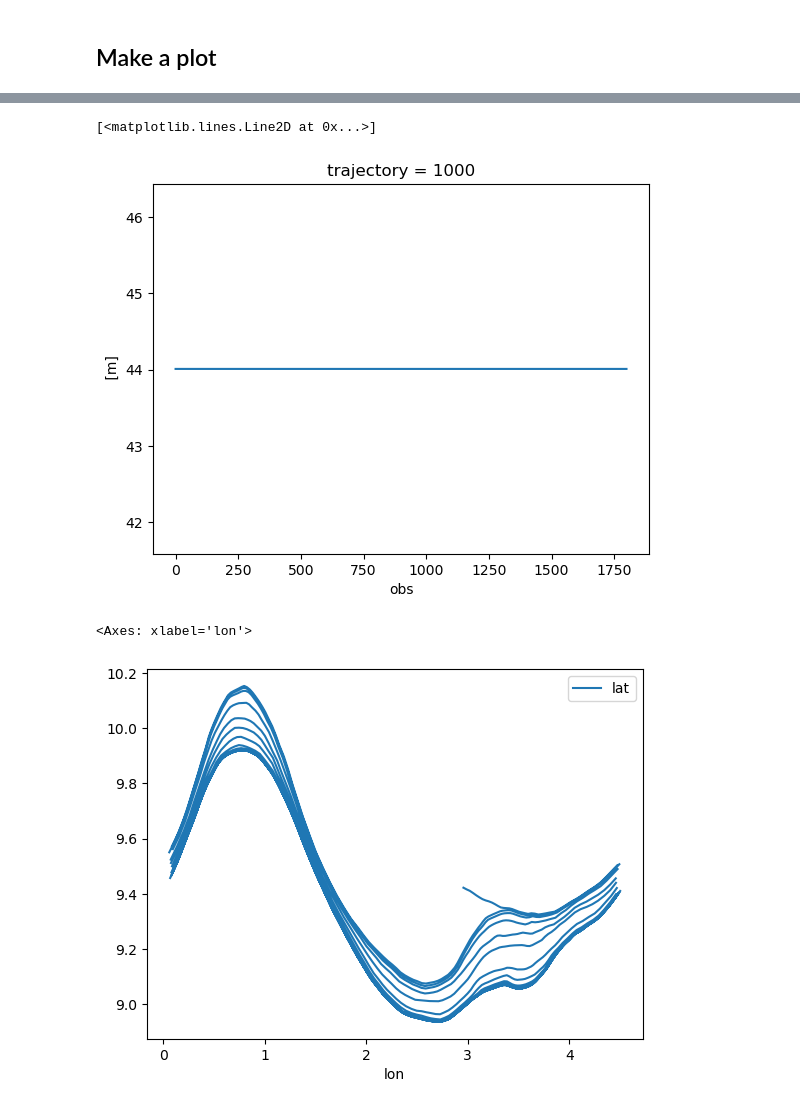
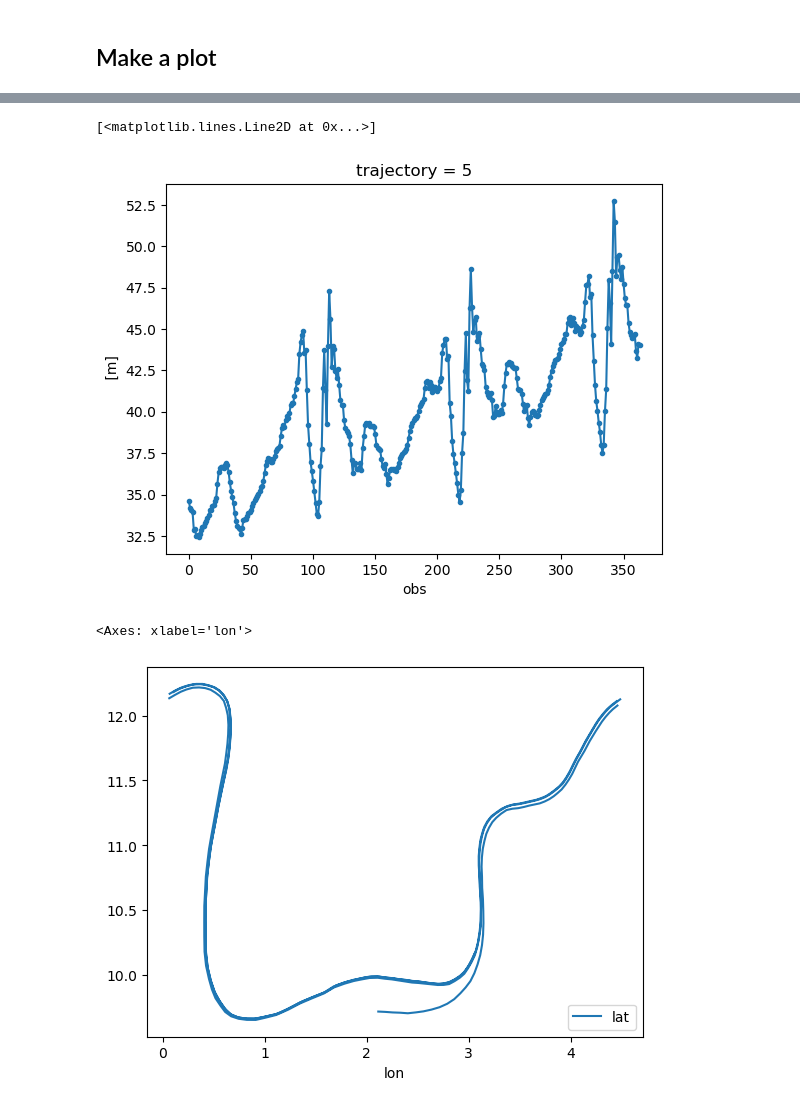
Before and after one commit to danliba/FESOMparcels_first, a Jupyter notebook: notebooks/3D_interp_FESOM.ipynb, the cells around one changed output, grey strips where cells are left out. Saved outputs shown, nothing was run; the diff lists cells and outputs as text; code cells hidden in the pictures.

```diff
--- a/notebooks/3D_interp_FESOM.ipynb
+++ b/notebooks/3D_interp_FESOM.ipynb
@@ -10,20 +31,21 @@ path1 = "../../FESOM_data/channel/"
 mesh_fn = "fesom.mesh.diag.nc"
 u_path = 'u.fesom.2005.nc'
 v_path = 'v.fesom.2005.nc'
+w_path = 'w.fesom.2005.nc'
 out_path = '/gxfs_work/geomar/smomw662/FESOMparcels_first/data/' #path to store the particle zarr
-out_fn = 'UVW_FESOM_track'
+out_fn = 'UVW2_FESOM_track'
 
 #%------------- Particles
 ## Set the number of particles
-num_particles = 1000
+num_particles = 1
 
 ## Set the location of the particles
 lon_start = np.random.uniform(2,3,size=(num_particles,))
 lat_start = np.random.uniform(7.5, 12.5, size=(num_particles,))
 
 ## set the tracking time
-days = 300
-minutes = 5
+days = 400
+minutes = 20
 
 ## record the particles every timestep of
 hours=4
@@ -366,7 +393,7 @@ from operator import add
 from pathlib import Path
 import tqdm
 # %%
-out_path = '/gxfs_work/geomar/smomw662/FESOMparcels_first/data/' #path to store the particle zarr
+#out_path = '/gxfs_work/geomar/smomw662/FESOMparcels_first/data/' #path to store the particle zarr
 #out_fn = 'UV_tracking_fesom'
 # %%
 ds_traj = xr.open_zarr(out_path+out_fn+".zarr")
@@ -391,20 +418,20 @@ Attributes:
     parcels_mesh:           spherical
     parcels_version:        3.0.5
 # %%
-ds_traj.isel(trajectory=0).z.plot()
+ds_traj.isel(trajectory=5).z.plot(marker='.')
 # %% [output]
 [<matplotlib.lines.Line2D at 0x...>]
-[figure, old version]
+[figure, new version]
 # %%
 ## Pre plot
 skip_this_step = abs(ds_traj.lon.diff('obs')) > 4.0
 ds_traj_nowrap = ds_traj.where(~skip_this_step)
-ds_traj_nowrap.isel(trajectory=0).to_pandas().plot.line(
+ds_traj_nowrap.isel(trajectory=5).to_pandas().plot.line(
     x='lon', y='lat',
 )
 # %% [output]
 <Axes: xlabel='lon'>
-[figure, old version]
+[figure, new version]
 # %%
 def line_between(start,end):
     """Find the intermediate points on a line from (x0,y0) to (x1,y1).
```
Also changed, not shown: parts of 29 cells of this notebook.
